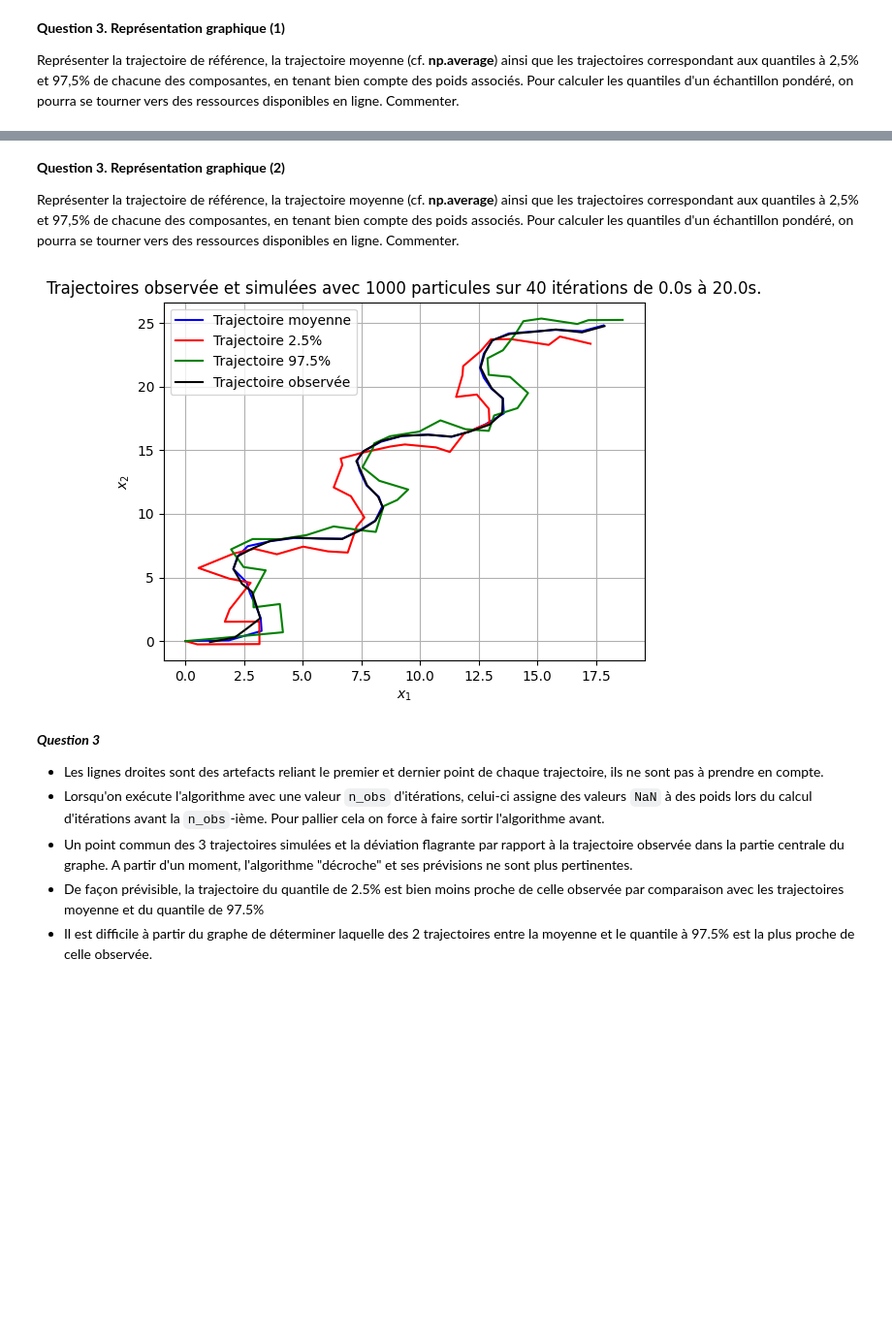
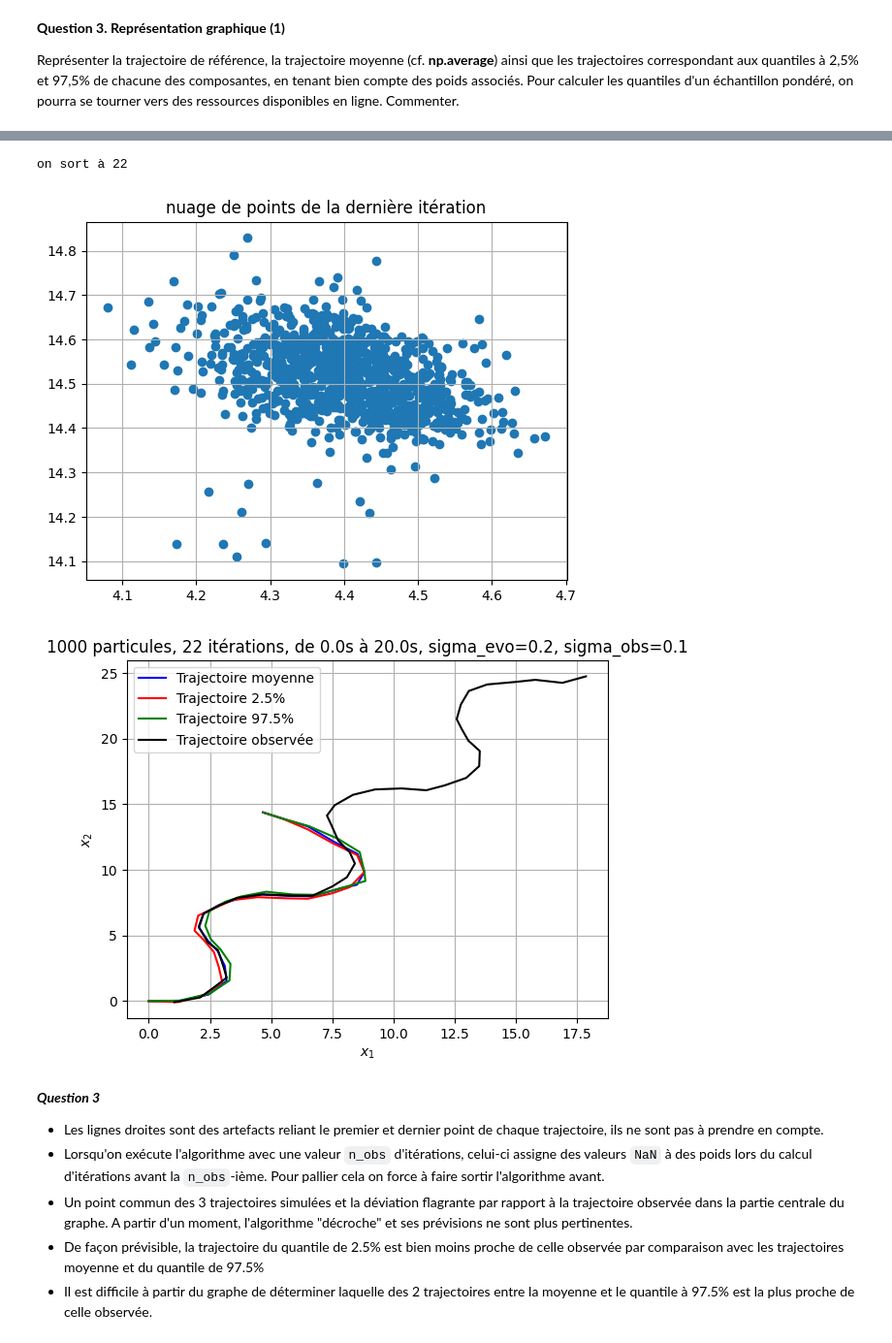
Before and after one commit to SushiOfDestiny/ue11_equdiff_proba_eval, a Jupyter notebook: Projet Probabilités - Complete.ipynb, the cells around one changed output, grey strips where cells are left out. Shown at 97% size. Cells and saved outputs as stored; diff of their text form; code cells hidden in the pictures; blank space fills up the shorter version.

```diff
--- a/Projet Probabilités - Complete.ipynb
+++ b/Projet Probabilités - Complete.ipynb
@@ -508,17 +418,0 @@ def kalm_prob():
-# %%
-def show_traj(nb_iter, list_traj):
-    """plot trajectories with observed one
-    list_traj[i] = [x,x_name,x_color] where x is a trajectory (array of shape=(nb_iter,n)) and x_name is its name and x_color its color"""
-    for i in range(len(list_traj)):
-        plt.plot(list_traj[i][0][:, 0], list_traj[i][0][:, 1],
-                 label=list_traj[i][1], color=list_traj[i][2])
-
-    plt.plot(y_obs[0], y_obs[1], label="Trajectoire observée", color="black")
-
-    plt.grid(True)
-    plt.xlabel('$x_1$')
-    plt.ylabel('$x_2$')
-    plt.title(
-        f'Trajectoires observée et simulées avec {N} particules sur {nb_iter} itérations de {t0}s à {T}s.')
-    plt.legend()
-    plt.show()
@@ -544,4 +418,0 @@ for k in range(nb_iter):
-# %% [markdown]
-**Question 3. Représentation graphique (2)**
-
-Représenter la trajectoire de référence, la trajectoire moyenne (cf. **np.average**) ainsi que les trajectoires correspondant aux quantiles à 2,5% et 97,5% de chacune des composantes, en tenant bien compte des poids associés. Pour calculer les quantiles d'un échantillon pondéré, on pourra se tourner vers des ressources disponibles en ligne. Commenter.
@@ -567,8 +418,0 @@ def quantile_trajectories(x,w,perc_list=[0.025,0.975],resample=True):
-# %%
-qt_traj = quantile_trajectories(x,w,resample=False)
-qt_x025=qt_traj[:,0,:]
-qt_x975=qt_traj[:,1,:]
-show_traj(nb_iter, [[x_m, "Trajectoire moyenne", "blue"], [
-          qt_x025, "Trajectoire 2.5%", "red"], [qt_x975, "Trajectoire 97.5%", "green"]])
-# %% [output]
-[figure, removed]
@@ -575,3 +550,29 @@ show_traj(nb_iter, [[x_m, "Trajectoire moyenne", "blue"], [
+# %%
+# T = 20.s
+x, w = kalm_prob()
+nb_iter = len(w)  # nb d'itérations effectivement calculées
+
+# affichage du nuage de point final
+plt.scatter(x[-1][:, 0], x[-1][:, 1])
+plt.grid(True)
+plt.title("nuage de points de la dernière itération")
+plt.show()
+
+# calcul trajectoire moyenne
+x_m = np.zeros((nb_iter, n), dtype=np.longdouble)
+for k in range(nb_iter):
+    x_m[k] = np.average(x[k], 0, w[k])
+
+# calcul trajectoire quantiles
+qt_traj = quantile_trajectories(nb_iter,x,w,resample=True)
+qt_x025=qt_traj[:,0,:]
+qt_x975=qt_traj[:,1,:]
+show_traj(nb_iter, [[x_m, "Trajectoire moyenne", "blue"], [
+          qt_x025, "Trajectoire 2.5%", "red"], [qt_x975, "Trajectoire 97.5%", "green"]])
+# %% [output]
+on sort à 22
+[figure, added]
+[figure, added]
 # %% [markdown]
 ***Question 3***
 - Les lignes droites sont des artefacts reliant le premier et dernier point de chaque trajectoire, ils ne sont pas à prendre en compte.
```
Also changed, not shown: parts of 18 cells of this notebook.
